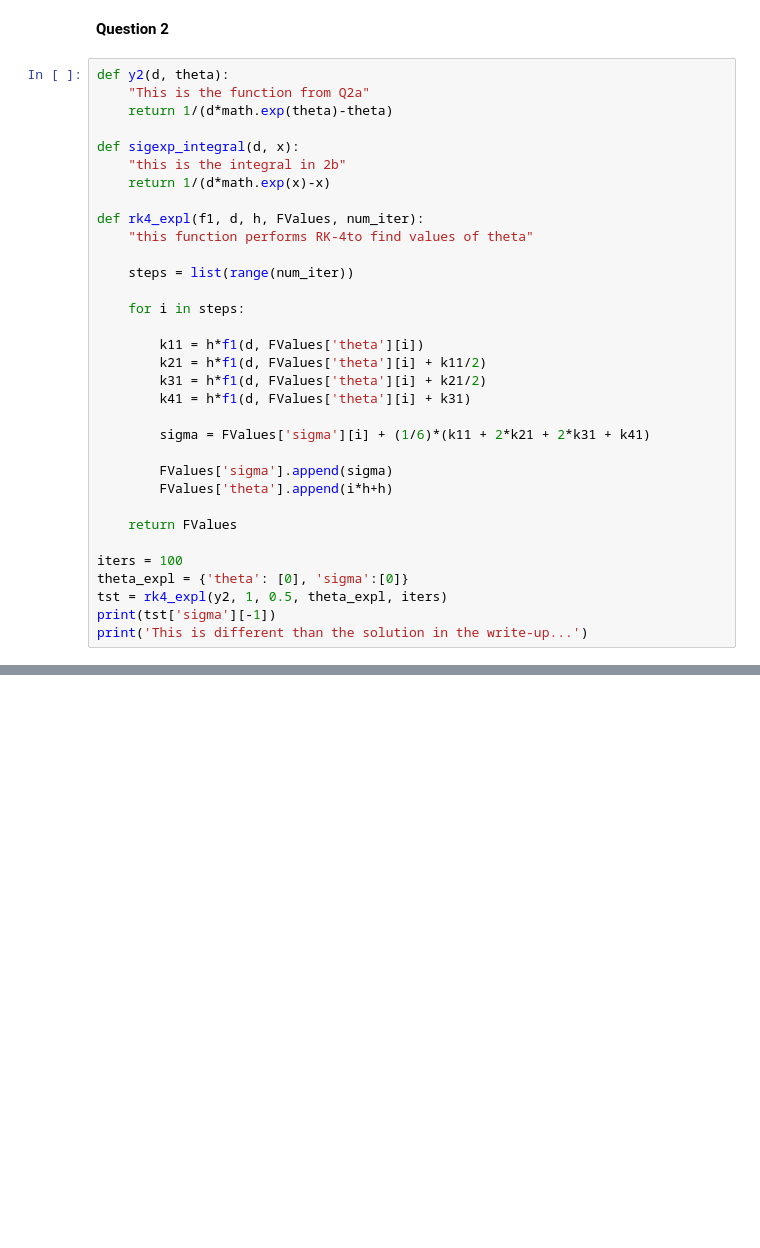
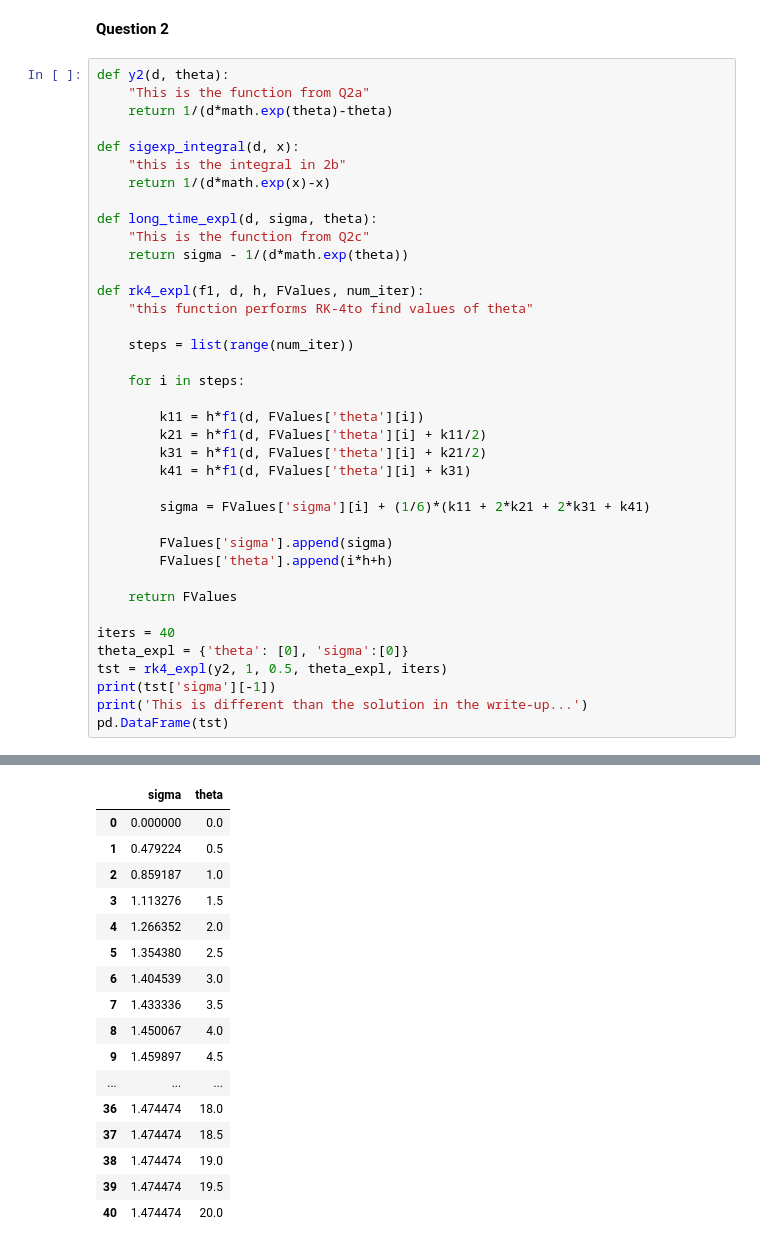
Before and after one commit to cdelannoy/Numerics, a Jupyter notebook: Project2.ipynb, the cells around one changed output, grey strips where cells are left out. Saved outputs shown, nothing was run; the diff lists cells and outputs as text; blank space fills up the shorter version.

```diff
--- a/Project2.ipynb
+++ b/Project2.ipynb
@@ -109,6 +110,10 @@ def y2(d, theta):
 def sigexp_integral(d, x):
     "this is the integral in 2b"
     return 1/(d*math.exp(x)-x)
+
+def long_time_expl(d, sigma, theta):
+    "This is the function from Q2c"
+    return sigma - 1/(d*math.exp(theta))
 
 def rk4_expl(f1, d, h, FValues, num_iter):
     "this function performs RK-4to find values of theta"
@@ -129,9 +134,10 @@ def rk4_expl(f1, d, h, FValues, num_iter):
 
     return FValues
 
-iters = 100
+iters = 40
 theta_expl = {'theta': [0], 'sigma':[0]}
 tst = rk4_expl(y2, 1, 0.5, theta_expl, iters)
 print(tst['sigma'][-1])
 print('This is different than the solution in the write-up...')
+pd.DataFrame(tst)
 # %% [output]
@@ -139 +145,18 @@ print('This is different than the solution in the write-up...')
 This is different than the solution in the write-up...
+|  | sigma | theta |
+| 0 | 0.000000 | 0.0 |
+| 1 | 0.479224 | 0.5 |
+| 2 | 0.859187 | 1.0 |
+| 3 | 1.113276 | 1.5 |
+| 4 | 1.266352 | 2.0 |
+| 5 | 1.354380 | 2.5 |
+| 6 | 1.404539 | 3.0 |
+| 7 | 1.433336 | 3.5 |
+| 8 | 1.450067 | 4.0 |
+| 9 | 1.459897 | 4.5 |
+| ... | ... | ... |
+| 36 | 1.474474 | 18.0 |
+| 37 | 1.474474 | 18.5 |
+| 38 | 1.474474 | 19.0 |
+| 39 | 1.474474 | 19.5 |
+| 40 | 1.474474 | 20.0 |
```
Also changed, not shown: parts of 11 cells of this notebook.
